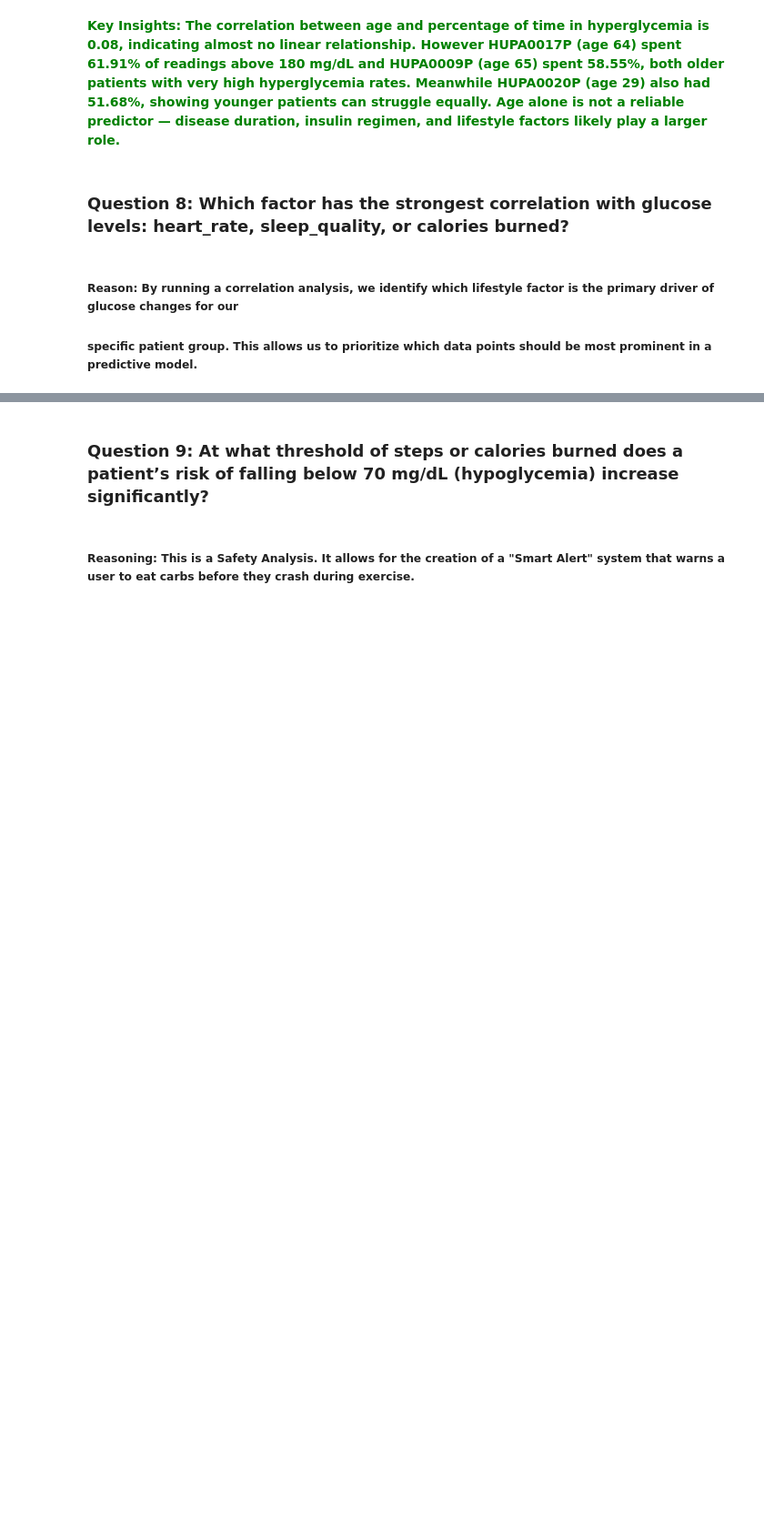
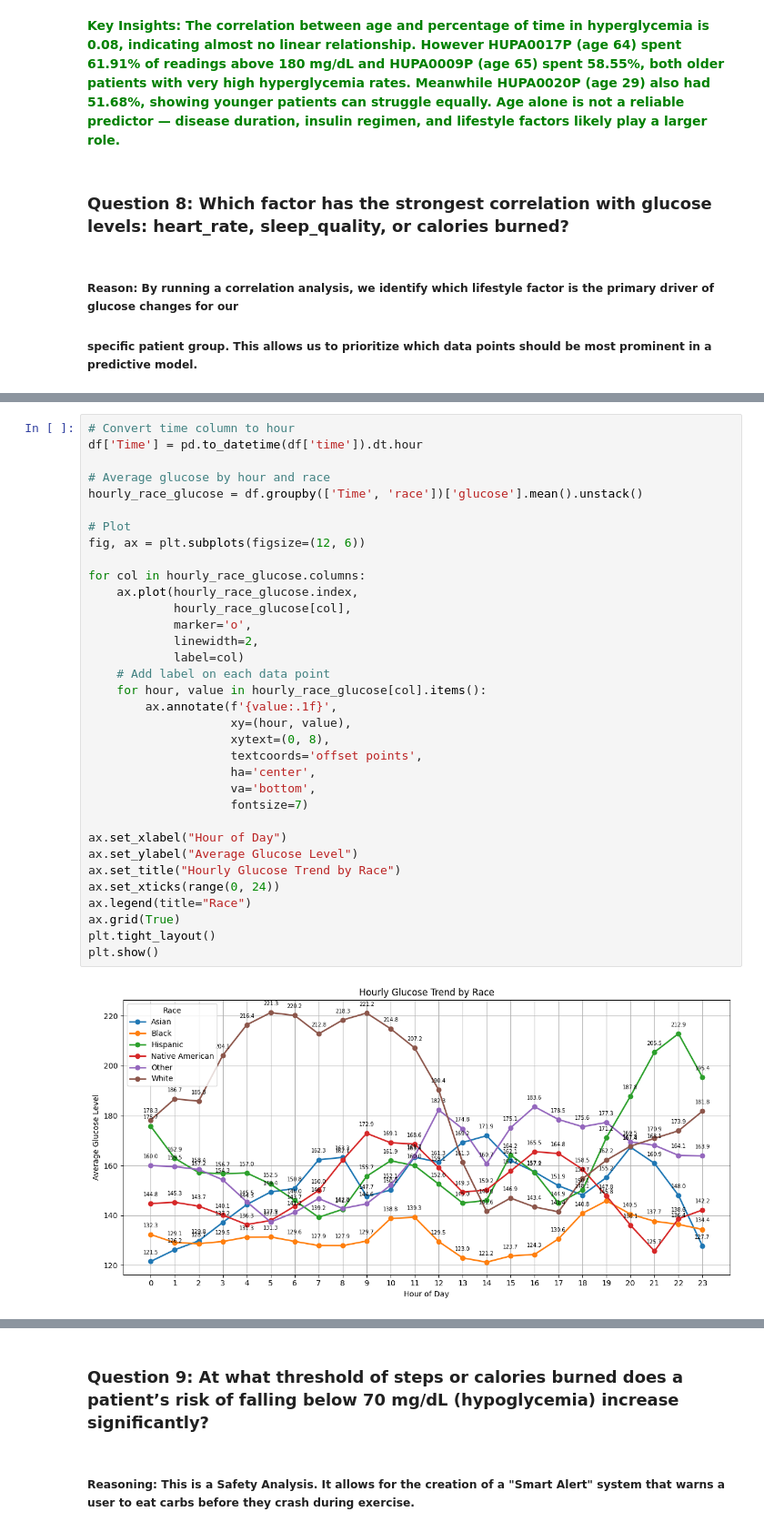
Before and after one commit to PoojaBELURE1724/Team6_DataDynamos_Python-Hackathon_MAY-2026, a Jupyter notebook: Team6_DataDynamos_category3.PrescriptiveAnalysis.ipynb, the cells around one changed output, grey strips where cells are left out. Shown at 91% size. Cells and saved outputs as stored; diff of their text form; blank space fills up the shorter version.

```diff
--- a/Team6_DataDynamos_category3.PrescriptiveAnalysis.ipynb
+++ b/Team6_DataDynamos_category3.PrescriptiveAnalysis.ipynb
@@ -376,0 +503,36 @@ plt.show()
+# %%
+# Convert time column to hour
+df['Time'] = pd.to_datetime(df['time']).dt.hour
+
+# Average glucose by hour and race
+hourly_race_glucose = df.groupby(['Time', 'race'])['glucose'].mean().unstack()
+
+# Plot
+fig, ax = plt.subplots(figsize=(12, 6))
+
+for col in hourly_race_glucose.columns:
+    ax.plot(hourly_race_glucose.index,
+            hourly_race_glucose[col],
+            marker='o',
+            linewidth=2,
+            label=col)
+    # Add label on each data point
+    for hour, value in hourly_race_glucose[col].items():
+        ax.annotate(f'{value:.1f}',
+                    xy=(hour, value),
+                    xytext=(0, 8),
+                    textcoords='offset points',
+                    ha='center',
+                    va='bottom',
+                    fontsize=7)
+
+ax.set_xlabel("Hour of Day")
+ax.set_ylabel("Average Glucose Level")
+ax.set_title("Hourly Glucose Trend by Race")
+ax.set_xticks(range(0, 24))
+ax.legend(title="Race")
+ax.grid(True)
+plt.tight_layout()
+plt.show()
+# %% [output]
+[figure, added]
```
Also changed, not shown: parts of 13 cells of this notebook.
